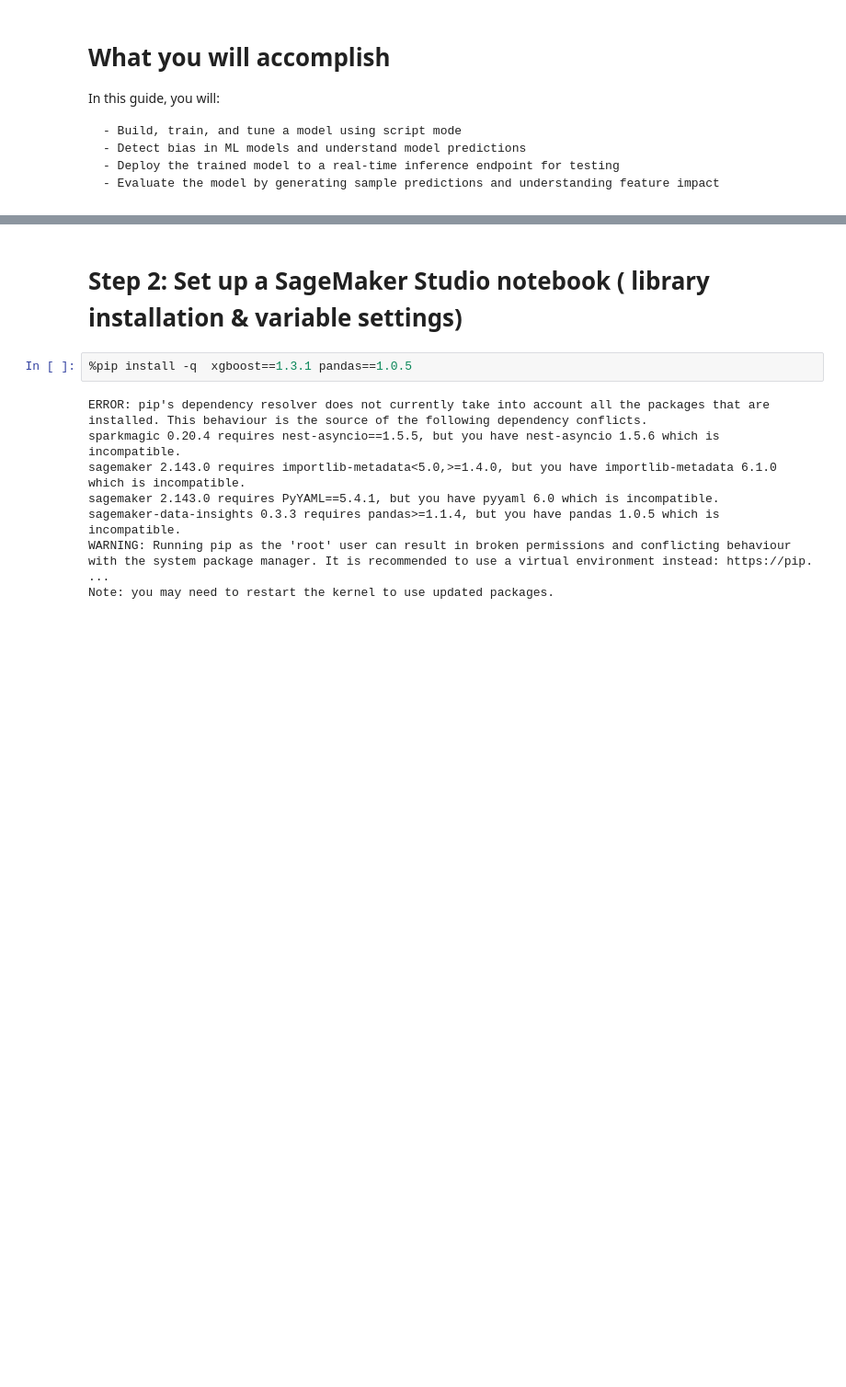
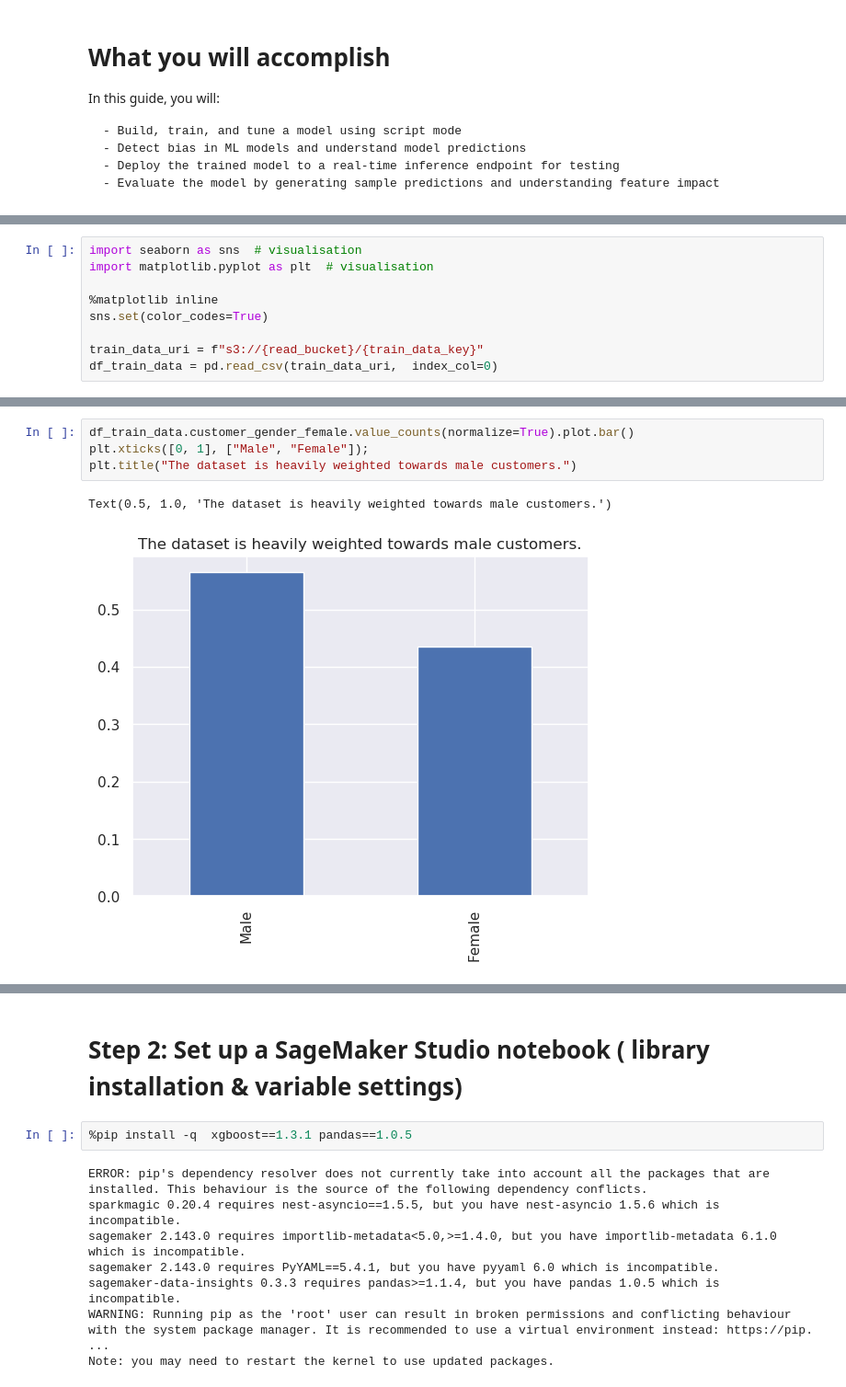
Before and after one commit to anupam-dewan/SMRampup, a Jupyter notebook: 01_TrainMLModel.ipynb, the cells around one changed output, grey strips where cells are left out. Shown at 92% size. Cells and saved outputs as stored; diff of their text form; blank space fills up the shorter version.

```diff
--- a/01_TrainMLModel.ipynb
+++ b/01_TrainMLModel.ipynb
@@ -21,0 +24,9 @@ Six months later her new teammate, Christina, sees a deprecation in the performa
+# %%
+import seaborn as sns  # visualisation
+import matplotlib.pyplot as plt  # visualisation
+
+%matplotlib inline
+sns.set(color_codes=True)
+
+train_data_uri = f"s3://{read_bucket}/{train_data_key}"
+df_train_data = pd.read_csv(train_data_uri,  index_col=0)
@@ -21,0 +76,7 @@ Six months later her new teammate, Christina, sees a deprecation in the performa
+# %%
+df_train_data.customer_gender_female.value_counts(normalize=True).plot.bar()
+plt.xticks([0, 1], ["Male", "Female"]);
+plt.title("The dataset is heavily weighted towards male customers.")
+# %% [output]
+Text(0.5, 1.0, 'The dataset is heavily weighted towards male customers.')
+[figure, added]
```
Also changed, not shown: parts of 27 cells of this notebook.
